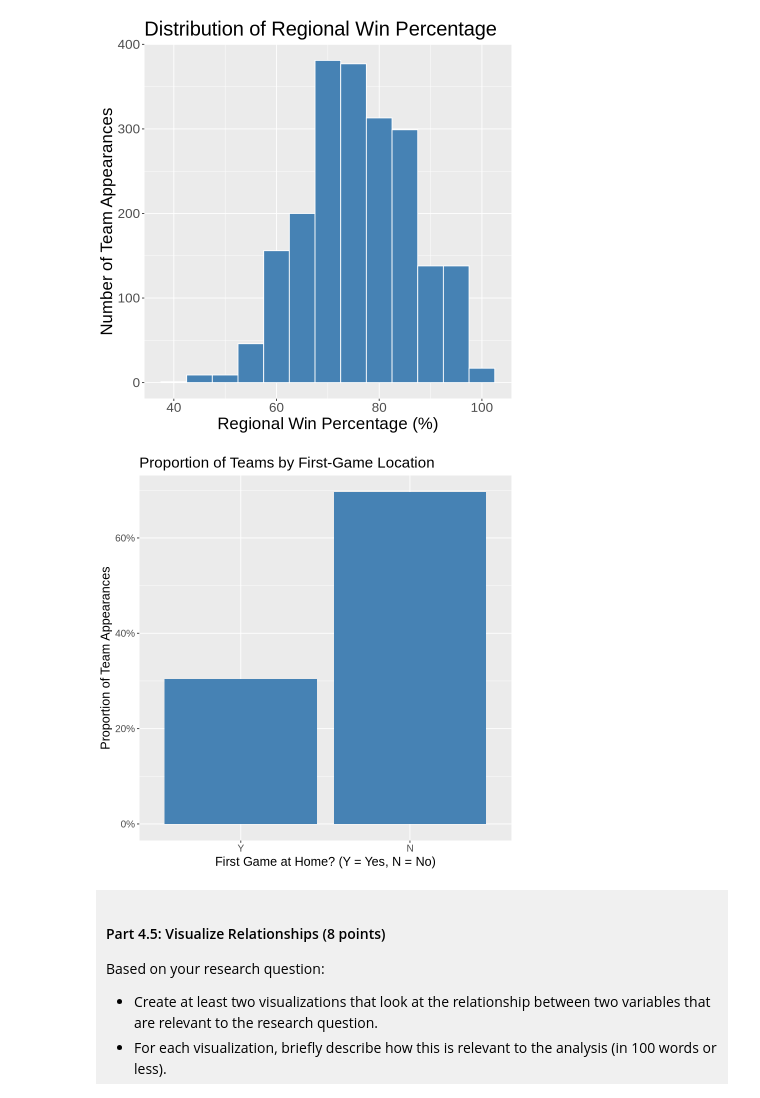
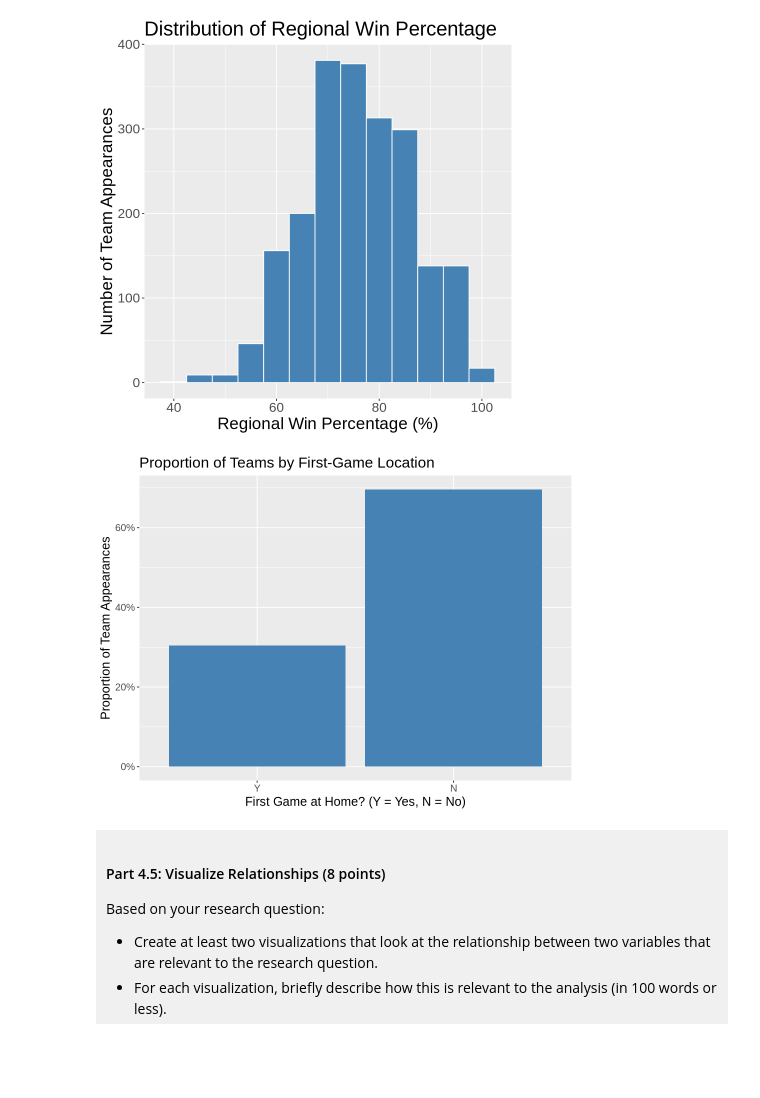
Before and after one commit to danielluo239/dsci-100-project-2026, a Jupyter notebook: dsci-100-project-notebook.ipynb, the cells around one changed output. Cells and saved outputs as stored; diff of their text form; code cells hidden in the pictures; blank space fills up the shorter version.

```diff
--- a/dsci-100-project-notebook.ipynb
+++ b/dsci-100-project-notebook.ipynb
@@ -389,16 +389,17 @@ reg_win_percentage
 [figure]
 # %%
 # Proportion of teams that did or did not play their first game at home
+options(repr.plot.width = 8, repr.plot.height = 6)
 home_game_bar <- ggplot(home_game_data, aes(x = first_game_at_home, y = after_stat(count / sum(count)))) +
     geom_bar(fill = "steelblue") +
     scale_y_continuous(labels = scales::percent) +
     labs(title = "Proportion of Teams by First-Game Location",
         x = "First Game at Home? (Y = Yes, N = No)",
         y = "Proportion of Team Appearances") +
     theme(text = element_text(size = 15))
 home_game_bar
 # %% [output]
-[figure, old version]
+[figure, new version]
 # %% [markdown]
 <div style="background-color: #f0f0f0; padding: 10px;">
 
```
Also changed, not shown: parts of 2 cells of this notebook.
